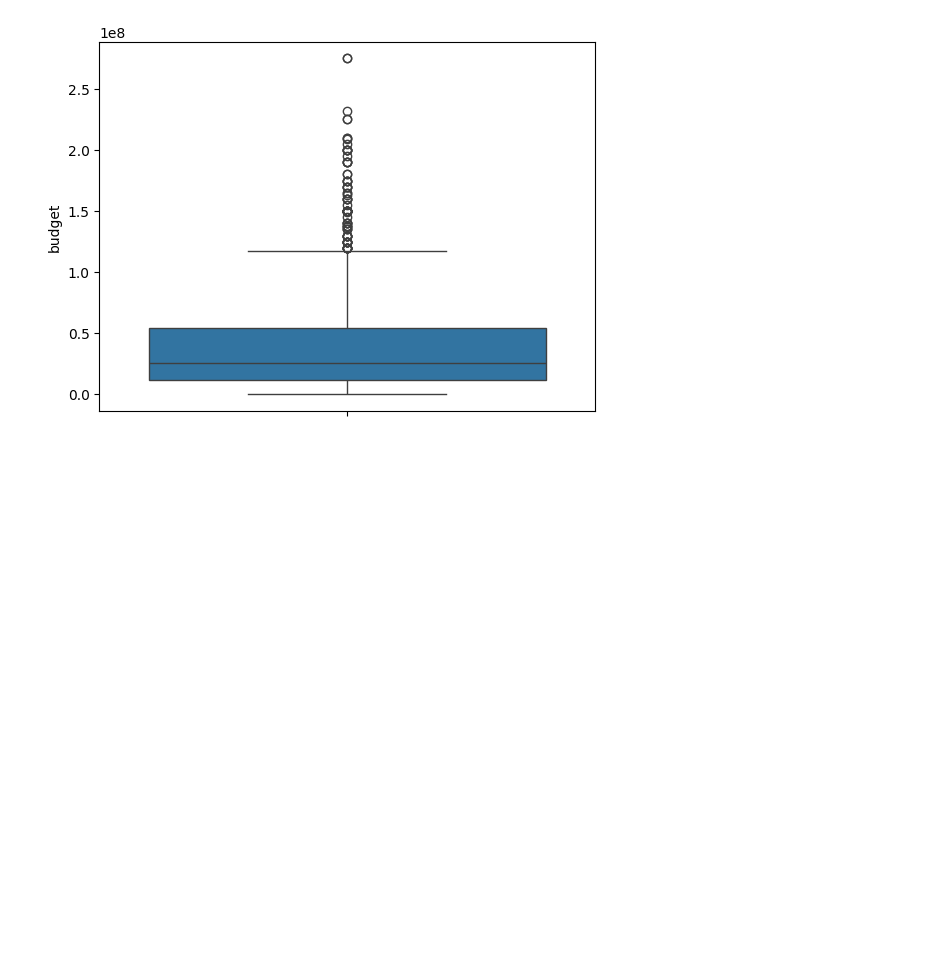
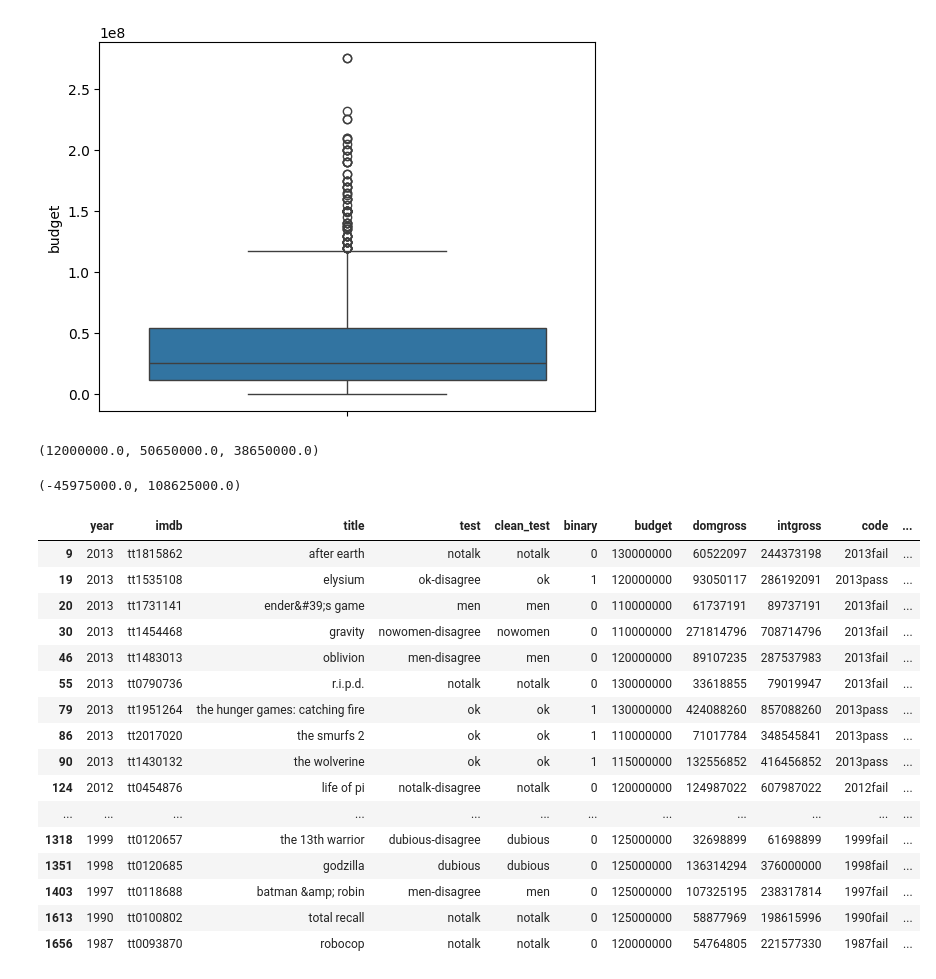
Before and after one commit to Mostafa-Mohamed-Atef/movies-data-science, a Jupyter notebook: movies.ipynb, the cells around one changed output. Cells and saved outputs as stored; diff of their text form; code cells hidden in the pictures; blank space fills up the shorter version.

```diff
--- a/movies.ipynb
+++ b/movies.ipynb
@@ -405,0 +410,31 @@ sns.boxplot(data['budget'])
+# %%
+new_q1, new_q3, new_iqr
+# %% [output]
+(12000000.0, 50650000.0, 38650000.0)
+# %%
+lower_limit = new_q1 - 1.5 * new_iqr
+upper_limit = new_q3 + 1.5 * new_iqr
+lower_limit, upper_limit
+# %% [output]
+(-45975000.0, 108625000.0)
+# %%
+rows_to_remove = data.loc[(data['budget'] > upper_limit) | (data['budget'] < lower_limit)]
+rows_to_remove
+# %% [output]
+|  | year | imdb | title | test | clean_test | binary | budget | domgross | intgross | code | ... |
+| 9 | 2013 | tt1815862 | after earth | notalk | notalk | 0 | 130000000 | 60522097 | 244373198 | 2013fail | ... |
+| 19 | 2013 | tt1535108 | elysium | ok-disagree | ok | 1 | 120000000 | 93050117 | 286192091 | 2013pass | ... |
+| 20 | 2013 | tt1731141 | ender&#39;s game | men | men | 0 | 110000000 | 61737191 | 89737191 | 2013fail | ... |
+| 30 | 2013 | tt1454468 | gravity | nowomen-disagree | nowomen | 0 | 110000000 | 271814796 | 708714796 | 2013fail | ... |
+| 46 | 2013 | tt1483013 | oblivion | men-disagree | men | 0 | 120000000 | 89107235 | 287537983 | 2013fail | ... |
+| 55 | 2013 | tt0790736 | r.i.p.d. | notalk | notalk | 0 | 130000000 | 33618855 | 79019947 | 2013fail | ... |
+| 79 | 2013 | tt1951264 | the hunger games: catching fire | ok | ok | 1 | 130000000 | 424088260 | 857088260 | 2013pass | ... |
+| 86 | 2013 | tt2017020 | the smurfs 2 | ok | ok | 1 | 110000000 | 71017784 | 348545841 | 2013pass | ... |
+| 90 | 2013 | tt1430132 | the wolverine | ok | ok | 1 | 115000000 | 132556852 | 416456852 | 2013pass | ... |
+| 124 | 2012 | tt0454876 | life of pi | notalk-disagree | notalk | 0 | 120000000 | 124987022 | 607987022 | 2012fail | ... |
+| ... | ... | ... | ... | ... | ... | ... | ... | ... | ... | ... | ... |
+| 1318 | 1999 | tt0120657 | the 13th warrior | dubious-disagree | dubious | 0 | 125000000 | 32698899 | 61698899 | 1999fail | ... |
+| 1351 | 1998 | tt0120685 | godzilla | dubious | dubious | 0 | 125000000 | 136314294 | 376000000 | 1998fail | ... |
+| 1403 | 1997 | tt0118688 | batman &amp; robin | men-disagree | men | 0 | 125000000 | 107325195 | 238317814 | 1997fail | ... |
+| 1613 | 1990 | tt0100802 | total recall | notalk | notalk | 0 | 125000000 | 58877969 | 198615996 | 1990fail | ... |
+| 1656 | 1987 | tt0093870 | robocop | notalk | notalk | 0 | 120000000 | 54764805 | 221577330 | 1987fail | ... |
```
Also changed, not shown: parts of 3 cells of this notebook.
